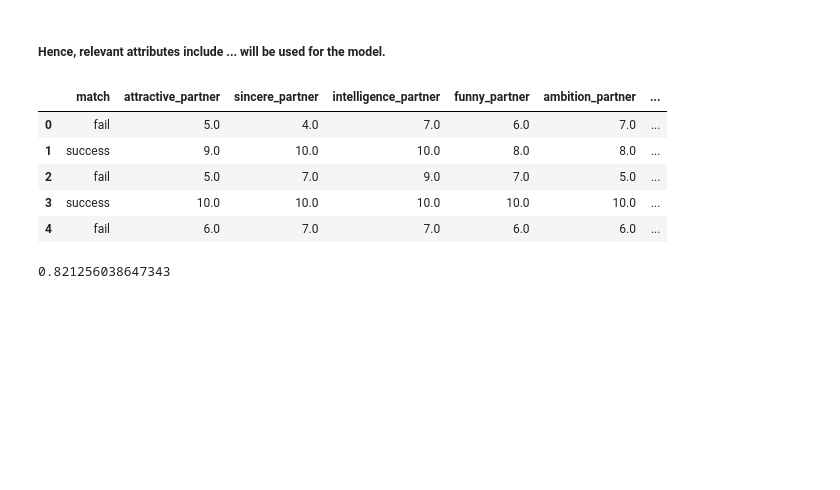
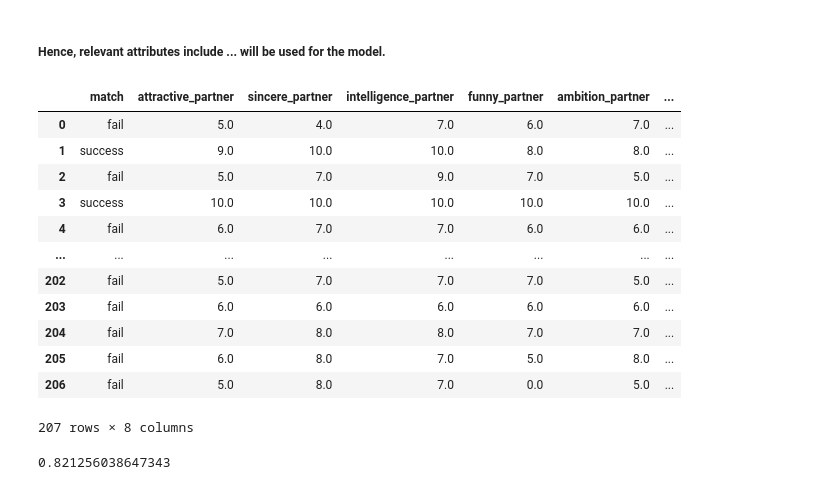
Before and after one commit to mkimur02/final_project_dsci100, a Jupyter notebook: Untitled.ipynb, the cells around one changed output. Saved outputs shown, nothing was run; the diff lists cells and outputs as text; code cells hidden in the pictures; blank space fills up the shorter version.

```diff
--- a/Untitled.ipynb
+++ b/Untitled.ipynb
@@ -192,34 +192,41 @@ speeddating_train, speeddating_test = train_test_split(speeddating, test_size=0.
 
 speeddating_preprocessor = make_column_transformer(
     (StandardScaler(), [
         "attractive_partner", "sincere_partner","intelligence_partner", "funny_partner", "shared_interests_partner","ambition_partner"]),
 )
 
 knn_spec = KNeighborsClassifier(n_neighbors=3)
 
 X = speeddating_train[[
     "attractive_partner", "sincere_partner","intelligence_partner", "funny_partner", "shared_interests_partner","ambition_partner"]]
 y = speeddating_train["match"]
 
 speeddating_fit = make_pipeline(speeddating_preprocessor, knn_spec).fit(X, y)
 
 speeddating_test_predictions = speeddating_fit.predict(speeddating_test)
 speeddating_test_predictions = pd.concat(
     [
         speeddating_test.reset_index(drop=True),
         pd.DataFrame(speeddating_test_predictions, columns=["predicted"]),
     ],
     axis=1,
 )
 
-speeddating_test_predictions.head(5)
+speeddating_test_predictions
 # %% [output]
 |  | match | attractive_partner | sincere_partner | intelligence_partner | funny_partner | ambition_partner | ... |
 | 0 | fail | 5.0 | 4.0 | 7.0 | 6.0 | 7.0 | ... |
 | 1 | success | 9.0 | 10.0 | 10.0 | 8.0 | 8.0 | ... |
 | 2 | fail | 5.0 | 7.0 | 9.0 | 7.0 | 5.0 | ... |
 | 3 | success | 10.0 | 10.0 | 10.0 | 10.0 | 10.0 | ... |
 | 4 | fail | 6.0 | 7.0 | 7.0 | 6.0 | 6.0 | ... |
+| ... | ... | ... | ... | ... | ... | ... | ... |
+| 202 | fail | 5.0 | 7.0 | 7.0 | 7.0 | 5.0 | ... |
+| 203 | fail | 6.0 | 6.0 | 6.0 | 6.0 | 6.0 | ... |
+| 204 | fail | 7.0 | 8.0 | 8.0 | 7.0 | 7.0 | ... |
+| 205 | fail | 6.0 | 8.0 | 7.0 | 5.0 | 8.0 | ... |
+| 206 | fail | 5.0 | 8.0 | 7.0 | 0.0 | 5.0 | ... |
+207 rows × 8 columns
 # %%
 X_test = speeddating_test[[
     "attractive_partner", "sincere_partner","intelligence_partner", "funny_partner", "shared_interests_partner","ambition_partner"]]
```
Also changed, not shown: parts of 6 cells of this notebook.
